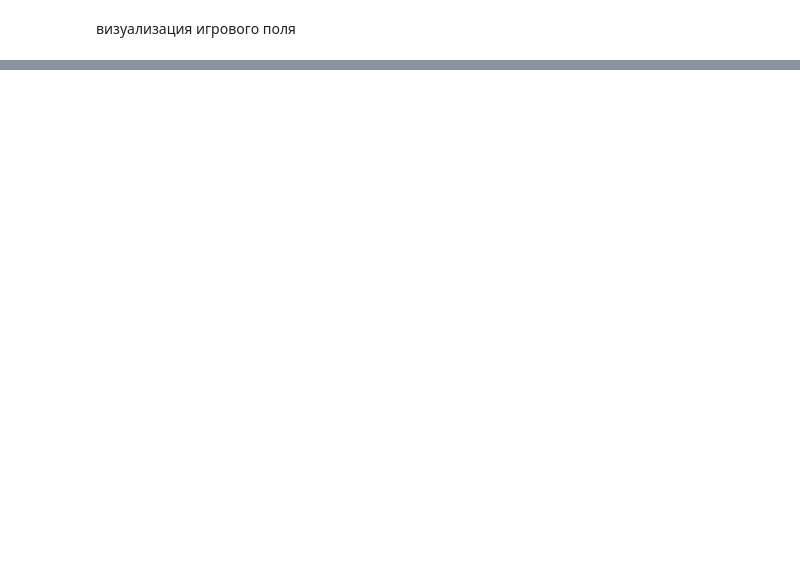
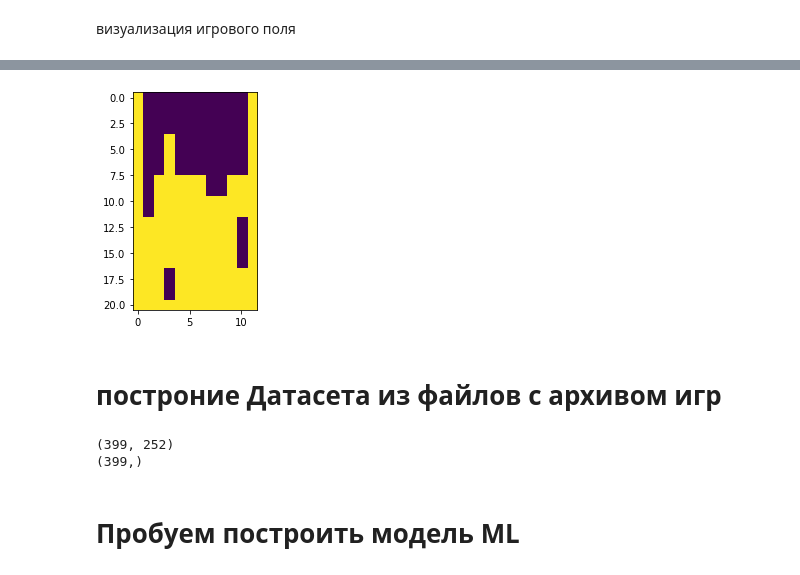
Before and after one commit to vasily84/Tetris_AI, a Jupyter notebook: tetris_sklearn.ipynb, the cells around one changed output, grey strips where cells are left out. Drawn from its saved outputs; the diff is of its cells as text; code cells hidden in the pictures; blank space fills up the shorter version.

Commit message:
Add files via upload
1. генерация датасета из файлов архива игры
2. построены первые модели

```diff
--- a/tetris_sklearn.ipynb
+++ b/tetris_sklearn.ipynb
@@ -30,7 +42,10 @@ Name: 21, dtype: object
 # %% [markdown]
 визуализация игрового поля
 # %%
+df1 = pd.read_json(random.choice(fileList))
+s = df1.iloc[random.randint(0,df1.shape[0])]
+
 area = np.array(s.gameArea,dtype=np.int8)
-fig = px.imshow(area.transpose())
-fig.show()
+plt.imshow(area.transpose())
+plt.show()
 # %% [output]
@@ -37,0 +52,49 @@ fig.show()
+[figure, added]
+# %% [markdown]
+# построние Датасета из файлов с архивом игр
+# %%
+pd.options.mode.chained_assignment = None  # default='warn'
+
+def build_tetris_dataset(figType,figRotation=None,filesToParse=None):
+    """ построить датасет для конкретной фигуры"""
+
+    if filesToParse is None:
+        filesToParse = []
+        for r in os.listdir(WORK_DIR):
+            if r.endswith('.json'):
+                fn = os.path.join(WORK_DIR,r)
+                filesToParse.append(fn)
+
+    df_all = pd.DataFrame()
+
+    # выбираем только нужные нам строки
+    for fn in filesToParse:
+        df1 = pd.read_json(fn)
+        df1 = df1.loc[df1['figType']==figType]
+
+        # четыре поворота отображают фигуру в саму себя - отбрасываем лишние обороты
+        for i,r in enumerate(df1['figRotation']):
+            df1['figRotation'].iloc[i] = r%4
+
+        if not figRotation is None:
+            df1 = df1.loc[df1['figRotation']==figRotation]
+
+        df_all = pd.concat([df_all,df1],ignore_index = True)
+
+    # проходим по строкам, генерируем датасет
+    X,y_shift,y_rotate = [],[],[]
+    for i,data in df_all.iterrows():
+        X.append(np.array(data['gameArea'],dtype=np.int8).reshape(-1))
+        y_shift.append(data['figX'])
+        y_rotate.append(data['figRotation'])
+
+    return np.array(X),np.array(y_shift),np.array(y_rotate)
+
+X,y1,y2 = build_tetris_dataset(4)
+print(X.shape) # число объектов в выборке
+print(y1.shape)
+# %% [output]
+(399, 252)
+(399,)
+# %% [markdown]
+# Пробуем построить модель ML
```
Also changed, not shown: parts of 8 cells of this notebook.
